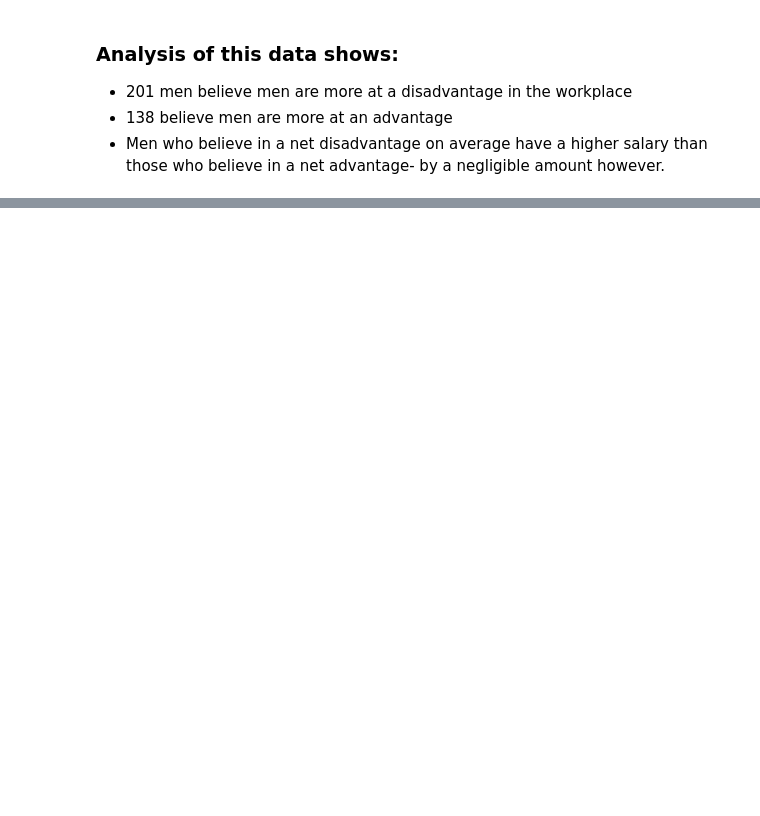
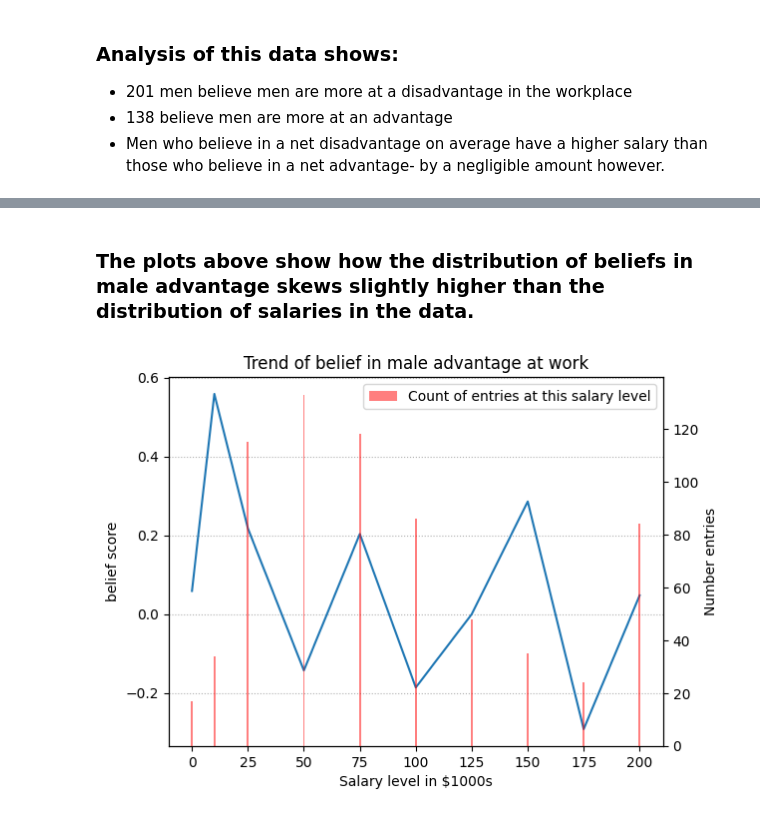
Before and after one commit to fraserrbarclay/Python-Data-Practicals, a Jupyter notebook: Final Project.ipynb, the cells around one changed output, grey strips where cells are left out. Saved outputs shown, nothing was run; the diff lists cells and outputs as text; code cells hidden in the pictures; blank space fills up the shorter version.

```diff
--- a/Final Project.ipynb
+++ b/Final Project.ipynb
@@ -232,0 +250,15 @@ df.groupby('normalised belief').describe()
+# %% [markdown]
+### The plots above show how the distribution of beliefs in male advantage skews slightly higher than the distribution of salaries in the data.
+# %%
+plt.plot(grouped_df.keys(), grouped_df,label='Trend in Belief of male advantage')
+plt.xlabel('Salary level in $1000s')
+plt.ylabel('belief score')
+plt.grid(axis='y',linestyle=':')
+plt.twinx()
+plt.bar(grouped_df.keys(), df.groupby('salary_level').count()['salary'],alpha=0.5,label='Count of entries at this salary level',color='red')
+plt.ylabel('Number entries')
+plt.legend()
+plt.title('Trend of belief in male advantage at work')
+plt.show()
+# %% [output]
+[figure, added]
```
Also changed, not shown: parts of 7 cells of this notebook.
